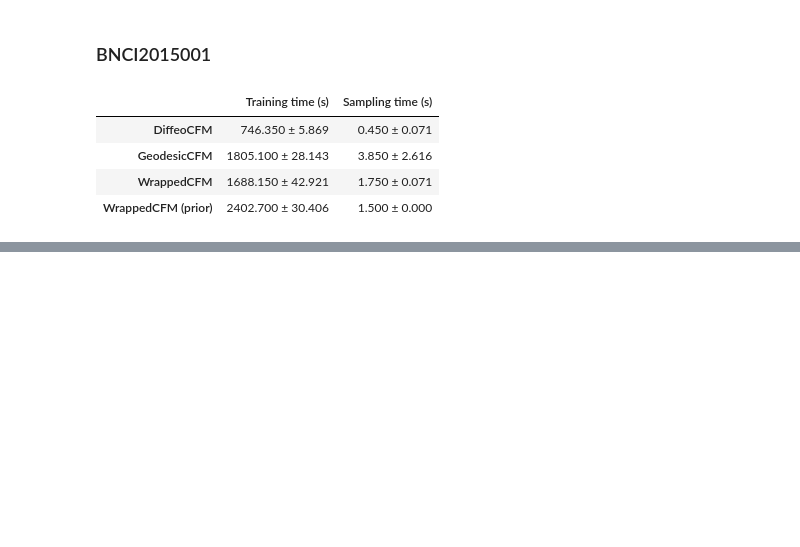
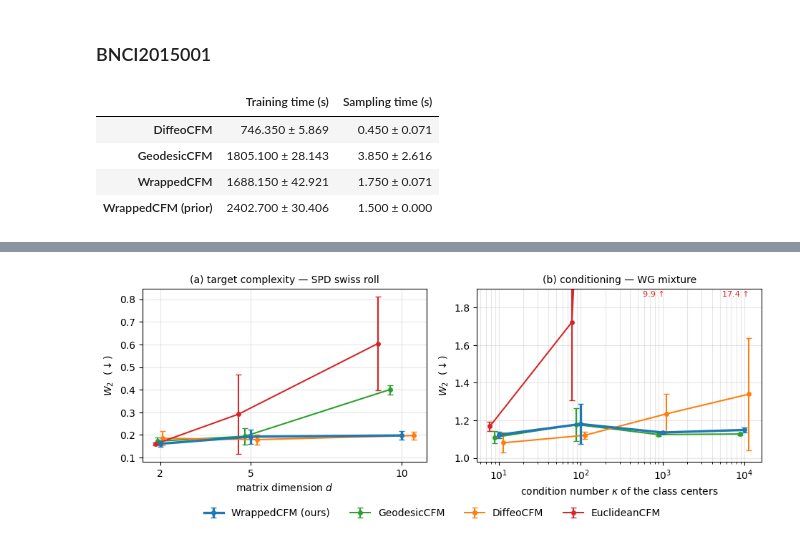
Before and after one commit to thibaultdesurrel/Wrapped_Flow_Matching_SPD, a Jupyter notebook: runner/results/nice_plots.ipynb, the cells around one changed output, grey strips where cells are left out. Saved outputs shown, nothing was run; the diff lists cells and outputs as text; code cells hidden in the pictures; blank space fills up the shorter version.

Commit message:
added config for last synthetic expe

```diff
--- a/runner/results/nice_plots.ipynb
+++ b/runner/results/nice_plots.ipynb
@@ -246,0 +262,55 @@ plt.show()
+# %%
+# Figure 1: two stress axes. (a) target complexity (swiss roll, d = 2/5/10),
+# (b) conditioning (WG mixture, kappa = 10..1e4). WrappedCFM is the only
+# method flat on both. EuclideanCFM exits panel (b) at kappa >= 1e3 (annotated).
+summary = pd.read_csv("synthetic_summary.csv", skipinitialspace=True)
+for c in ("dataset", "model"):
+    summary[c] = summary[c].str.strip()
+
+MODELS = ["wrappedcfm", "geodesiccfm", "diffeocfm", "euclideancfm"]
+STYLE = {
+    "wrappedcfm":   dict(label="WrappedCFM (ours)", color="tab:blue",   lw=2.4, zorder=5),
+    "geodesiccfm":  dict(label="GeodesicCFM",       color="tab:green",  lw=1.5),
+    "diffeocfm":    dict(label="DiffeoCFM",         color="tab:orange", lw=1.5),
+    "euclideancfm": dict(label="EuclideanCFM",      color="tab:red",    lw=1.5),
+}
+# small multiplicative x-offsets so error bars at the same x don't overlap
+OFF = {"wrappedcfm": 1.0, "geodesiccfm": 0.96, "diffeocfm": 1.04, "euclideancfm": 0.92}
+
+SWISS_DIMS = {"swiss_roll": 2, "swiss_roll_dim_5": 5, "swiss_roll_dim_10": 10}
+wg = summary[summary["dataset"].str.startswith("wg_mixture_k")].copy()
+wg["kappa"] = wg["dataset"].str.replace("wg_mixture_k", "", regex=False).astype(float)
+sw = summary[summary["dataset"].isin(SWISS_DIMS)].copy()
+sw["dim"] = sw["dataset"].map(SWISS_DIMS)
+
+fig, axes = plt.subplots(1, 2, figsize=(9.5, 3.4))
+for model in MODELS:
+    m = sw[sw["model"] == model].sort_values("dim")
+    axes[0].errorbar(m["dim"] * OFF[model], m["w2_mean"], yerr=m["w2_std"],
+                     marker="o", ms=4, capsize=3, **STYLE[model])
+    m = wg[wg["model"] == model].sort_values("kappa")
+    axes[1].errorbar(m["kappa"] * OFF[model] ** 3, m["w2_mean"], yerr=m["w2_std"],
+                     marker="o", ms=4, capsize=3, **STYLE[model])
+
+axes[0].set_xlabel(r"matrix dimension $d$")
+axes[0].set_xticks(list(SWISS_DIMS.values()))
+axes[0].set_title("(a) target complexity — SPD swiss roll", fontsize=10)
+
+axes[1].set_xscale("log")
+axes[1].set_ylim(0.98, 1.9)  # linear zoom: EuclideanCFM exits the axis
+axes[1].set_xlabel(r"condition number $\kappa$ of the class centers")
+axes[1].set_title("(b) conditioning — WG mixture", fontsize=10)
+for k, w2v in wg[(wg["model"] == "euclideancfm") & (wg["kappa"] >= 1e3)][["kappa", "w2_mean"]].values:
+    axes[1].annotate(f"{w2v:.1f} ↑", xy=(k * 0.92**3, 1.86), fontsize=8,
+                     color="tab:red", ha="center")
+
+for ax in axes:
+    ax.set_ylabel(r"$W_2$  ($\downarrow$)")
+    ax.grid(alpha=0.3, which="both")
+handles, labels = axes[0].get_legend_handles_labels()
+fig.legend(handles, labels, ncol=4, loc="lower center", bbox_to_anchor=(0.5, -0.08), frameon=False)
+fig.tight_layout()
+# fig.savefig("two_stress_axes.pdf", bbox_inches="tight")
+plt.show()
+# %% [output]
+[figure, added]
```
Also changed, not shown: parts of 4 cells of this notebook, 11 other files.
